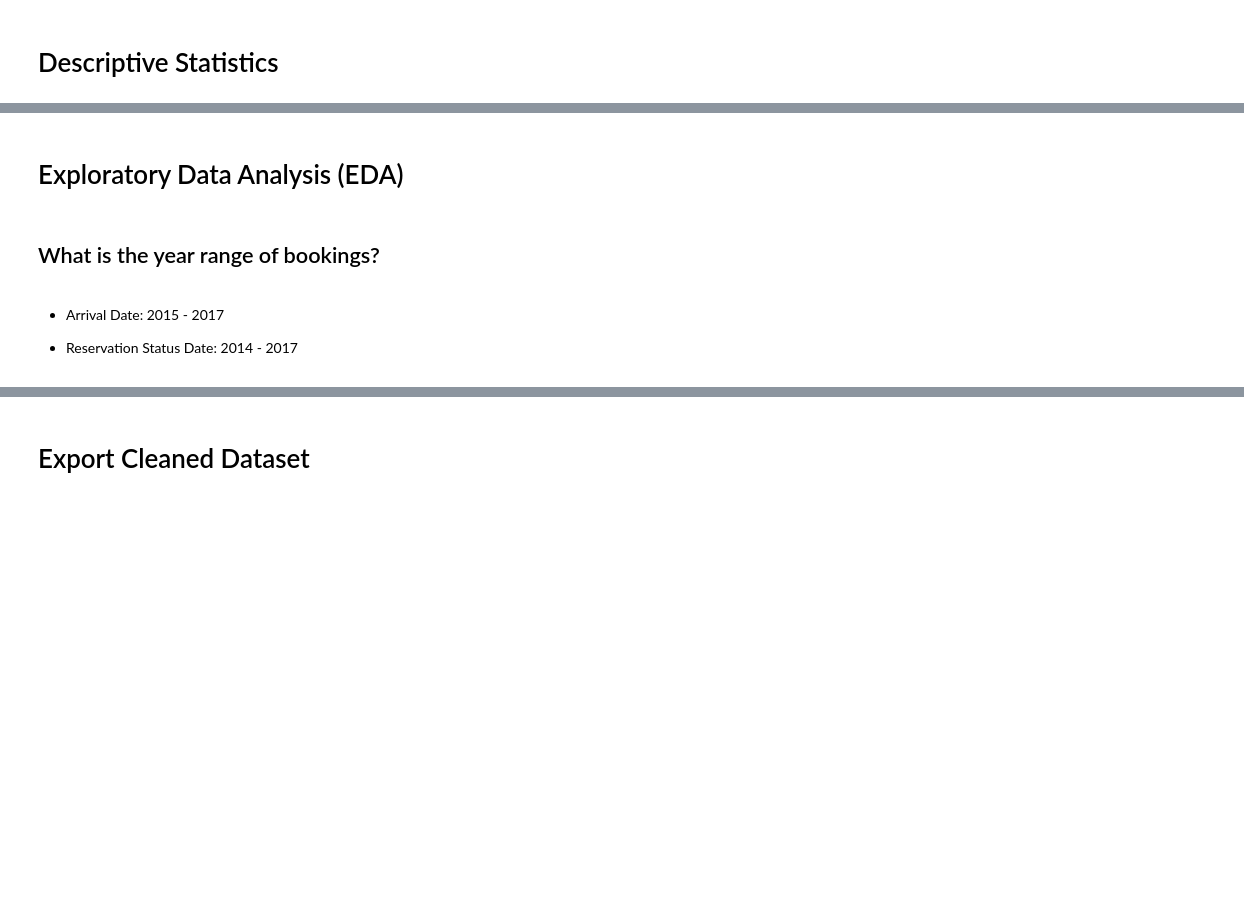
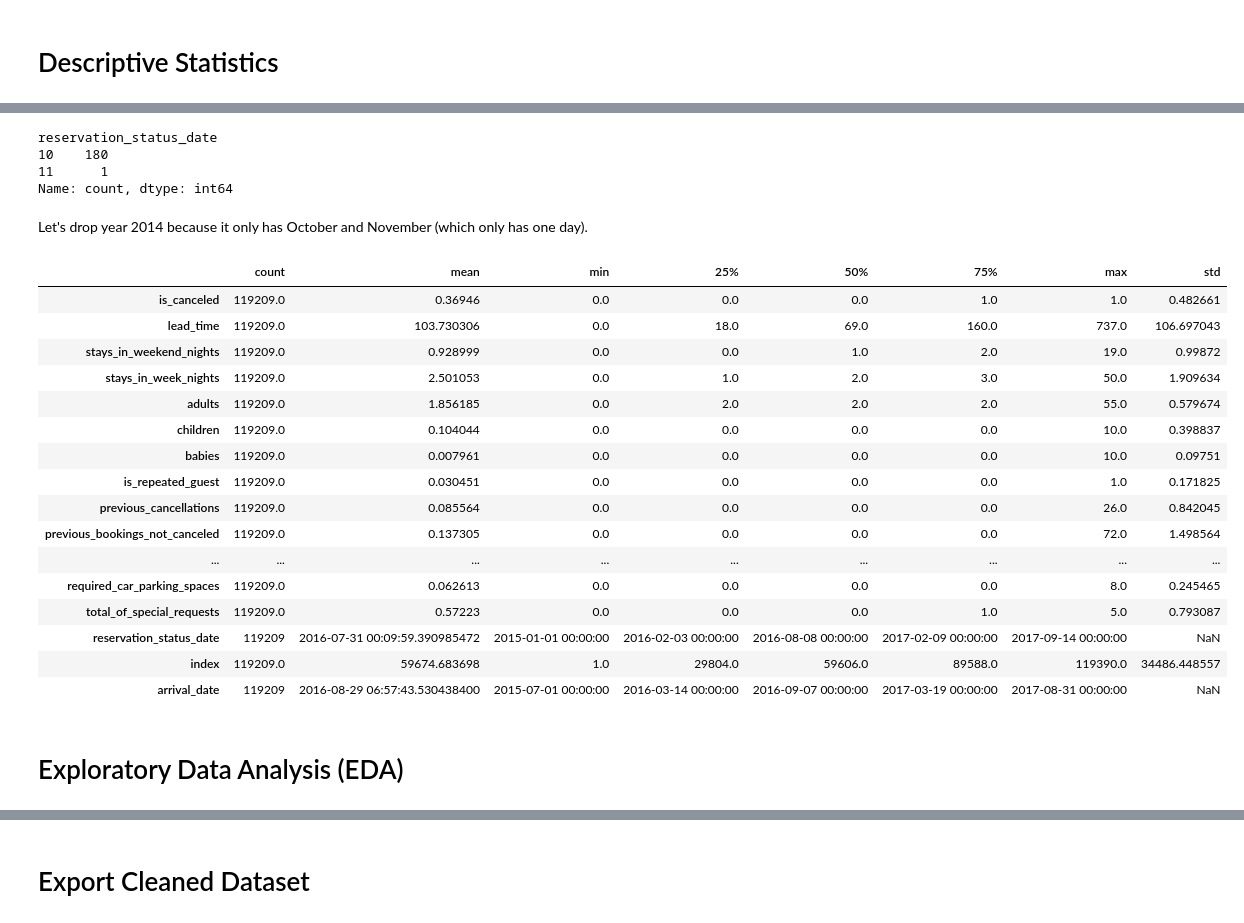
Before and after one commit to rml-lee/Hotel-Booking-Analysis, a Jupyter notebook: Data Cleaning & Exploration - Hotel Bookings.ipynb, the cells around one changed output, grey strips where cells are left out. Saved outputs shown, nothing was run; the diff lists cells and outputs as text; code cells hidden in the pictures; blank space fills up the shorter version.

```diff
--- a/Data Cleaning & Exploration - Hotel Bookings.ipynb
+++ b/Data Cleaning & Exploration - Hotel Bookings.ipynb
@@ -334,12 +385,36 @@ hb.describe().T
+# %%
+# Lists 2014 month range.
+hb_2014['reservation_status_date'].dt.month.value_counts()
+# %% [output]
+reservation_status_date
+10    180
+11      1
+Name: count, dtype: int64
+# %% [markdown]
+Let's drop year 2014 because it only has October and November (which only has one day).
+# %%
+hb = hb[hb['reservation_status_date'].dt.year != 2014]
+hb.describe().T
+# %% [output]
+|  | count | mean | min | 25% | 50% | 75% | max | std |
+| is_canceled | 119209.0 | 0.36946 | 0.0 | 0.0 | 0.0 | 1.0 | 1.0 | 0.482661 |
+| lead_time | 119209.0 | 103.730306 | 0.0 | 18.0 | 69.0 | 160.0 | 737.0 | 106.697043 |
+| stays_in_weekend_nights | 119209.0 | 0.928999 | 0.0 | 0.0 | 1.0 | 2.0 | 19.0 | 0.99872 |
+| stays_in_week_nights | 119209.0 | 2.501053 | 0.0 | 1.0 | 2.0 | 3.0 | 50.0 | 1.909634 |
+| adults | 119209.0 | 1.856185 | 0.0 | 2.0 | 2.0 | 2.0 | 55.0 | 0.579674 |
+| children | 119209.0 | 0.104044 | 0.0 | 0.0 | 0.0 | 0.0 | 10.0 | 0.398837 |
+| babies | 119209.0 | 0.007961 | 0.0 | 0.0 | 0.0 | 0.0 | 10.0 | 0.09751 |
+| is_repeated_guest | 119209.0 | 0.030451 | 0.0 | 0.0 | 0.0 | 0.0 | 1.0 | 0.171825 |
+| previous_cancellations | 119209.0 | 0.085564 | 0.0 | 0.0 | 0.0 | 0.0 | 26.0 | 0.842045 |
+| previous_bookings_not_canceled | 119209.0 | 0.137305 | 0.0 | 0.0 | 0.0 | 0.0 | 72.0 | 1.498564 |
+| ... | ... | ... | ... | ... | ... | ... | ... | ... |
+| required_car_parking_spaces | 119209.0 | 0.062613 | 0.0 | 0.0 | 0.0 | 0.0 | 8.0 | 0.245465 |
+| total_of_special_requests | 119209.0 | 0.57223 | 0.0 | 0.0 | 0.0 | 1.0 | 5.0 | 0.793087 |
+| reservation_status_date | 119209 | 2016-07-31 00:09:59.390985472 | 2015-01-01 00:00:00 | 2016-02-03 00:00:00 | 2016-08-08 00:00:00 | 2017-02-09 00:00:00 | 2017-09-14 00:00:00 | NaN |
+| index | 119209.0 | 59674.683698 | 1.0 | 29804.0 | 59606.0 | 89588.0 | 119390.0 | 34486.448557 |
+| arrival_date | 119209 | 2016-08-29 06:57:43.530438400 | 2015-07-01 00:00:00 | 2016-03-14 00:00:00 | 2016-09-07 00:00:00 | 2017-03-19 00:00:00 | 2017-08-31 00:00:00 | NaN |
 # %% [markdown]
 # Exploratory Data Analysis (EDA)
-# %% [markdown]
-## What is the year range of bookings?
-# %% [markdown]
-- Arrival Date: 2015 - 2017
-
-
-- Reservation Status Date: 2014 - 2017
 # %%
 # View `hotel` values
 hb['hotel'].value_counts()
```
Also changed, not shown: parts of 25 cells of this notebook, 2 other files.
